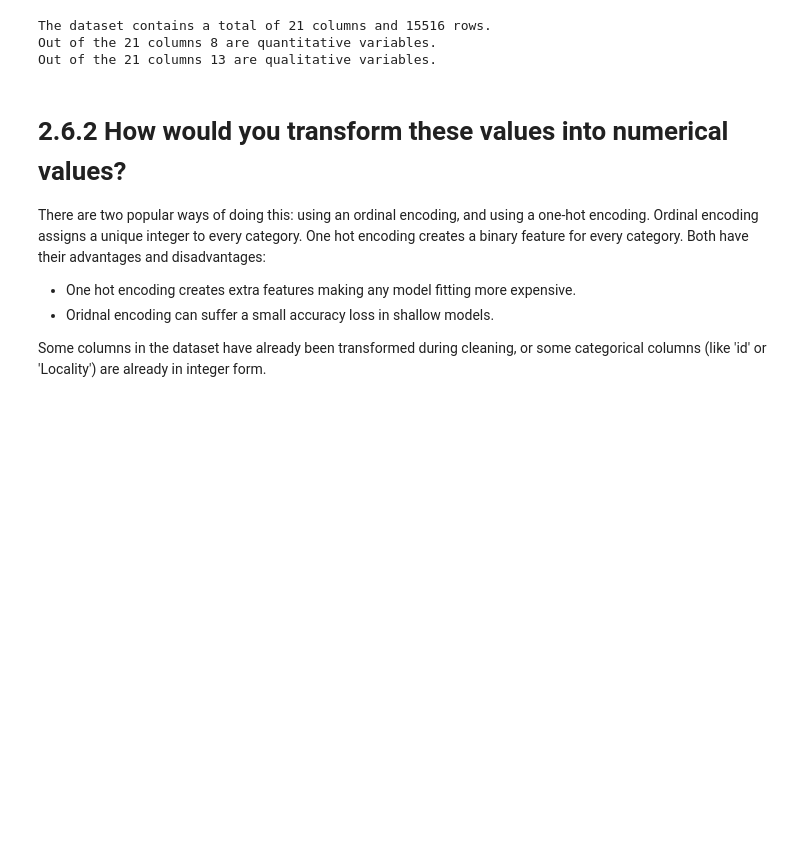
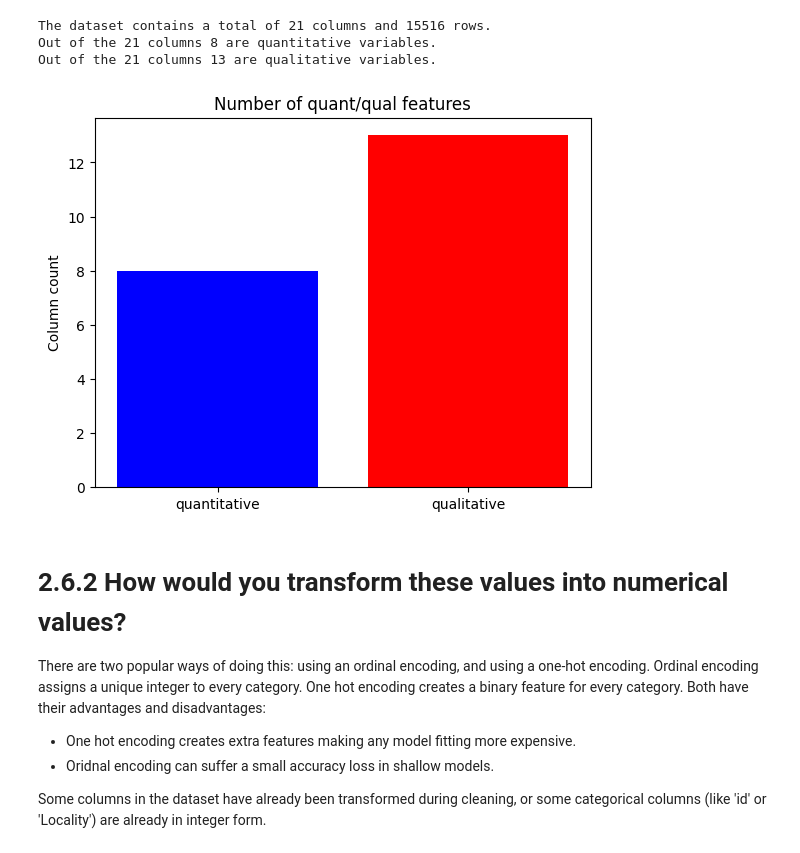
Before and after one commit to kvnpotter/ImmoData-EDA, a Jupyter notebook: analysis-maxim.ipynb, the cells around one changed output. Drawn from its saved outputs; the diff is of its cells as text; code cells hidden in the pictures; blank space fills up the shorter version.

Commit message:
added figure for first question

```diff
--- a/analysis-maxim.ipynb
+++ b/analysis-maxim.ipynb
@@ -31,6 +32,16 @@ print(f'Out of the {len(df.columns)} columns {len(qualitative_columns)} are qual
 The dataset contains a total of 21 columns and 15516 rows.
 Out of the 21 columns 8 are quantitative variables.
 Out of the 21 columns 13 are qualitative variables.
+# %%
+variables = ['quantitative', 'qualitative']
+counts = [len(quantitative_columns), len(qualitative_columns)]
+fig, ax = plt.subplots()
+ax.bar(variables, counts, color=['blue', 'red'])
+ax.set_ylabel('Column count')
+ax.set_title('Number of quant/qual features')
+plt.show()
+# %% [output]
+[figure, added]
 # %% [markdown]
 # 2.6.2 How would you transform these values into numerical values?
 
```
Also changed, not shown: parts of 2 cells of this notebook.
